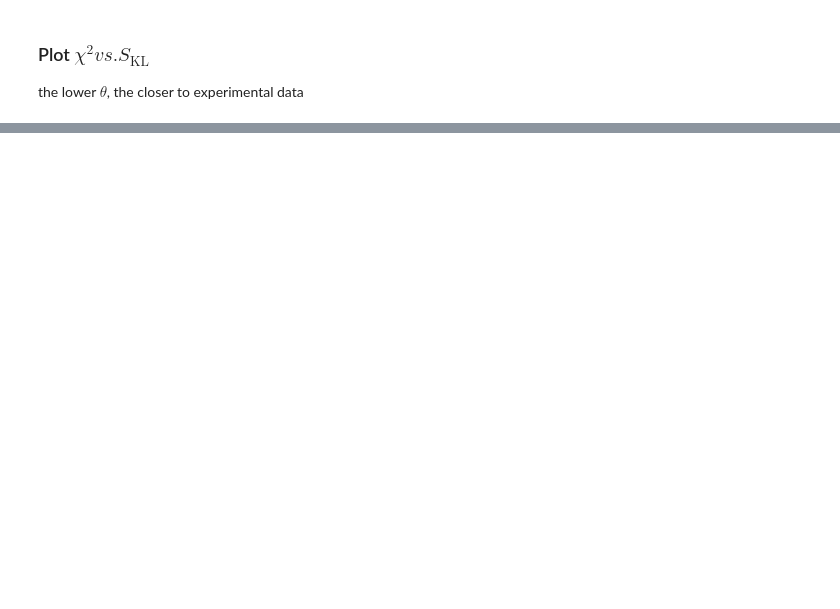
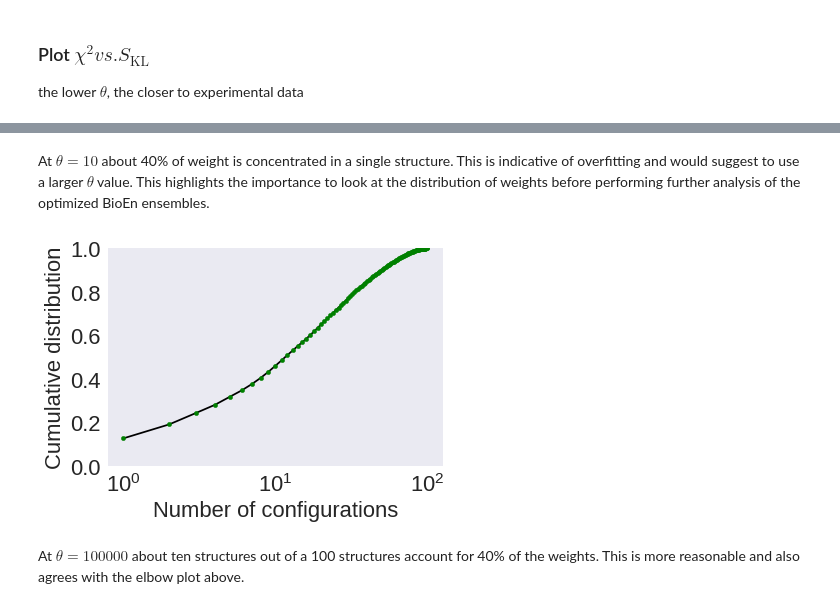
Before and after one commit to bio-phys/BioEn, a Jupyter notebook: examples/scattering/scattering_reweighting.ipynb, the cells around one changed output, grey strips where cells are left out. Cells and saved outputs as stored; diff of their text form; code cells hidden in the pictures; blank space fills up the shorter version.

```diff
--- a/examples/scattering/scattering_reweighting.ipynb
+++ b/examples/scattering/scattering_reweighting.ipynb
@@ -366,0 +370,9 @@ visualize_cum_dist(theta, bioen_data)
+# %% [markdown]
+At $\theta=10$ about 40% of weight is concentrated in a single structure. This is indicative of overfitting and would suggest to use a larger $\theta$ value. This highlights the importance to look at the distribution of weights before performing further analysis of the optimized BioEn ensembles.
+# %%
+theta = 100000.0
+visualize_cum_dist(theta, bioen_data)
+# %% [output]
+[figure, added]
+# %% [markdown]
+At $\theta=100000$ about ten structures out of a 100 structures account for 40% of the weights. This is more reasonable and also agrees with the elbow plot above.
```
Also changed, not shown: parts of 16 cells of this notebook.
